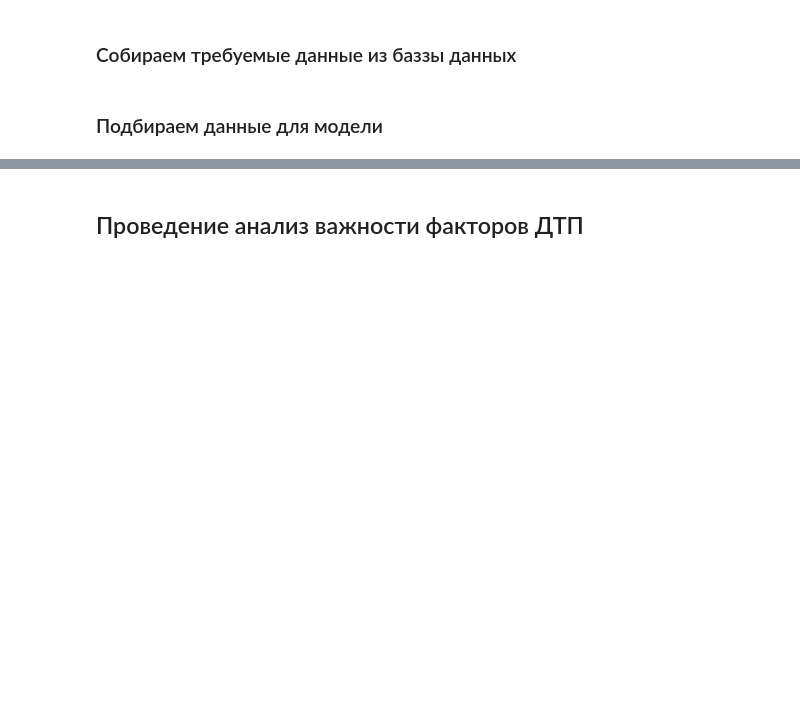
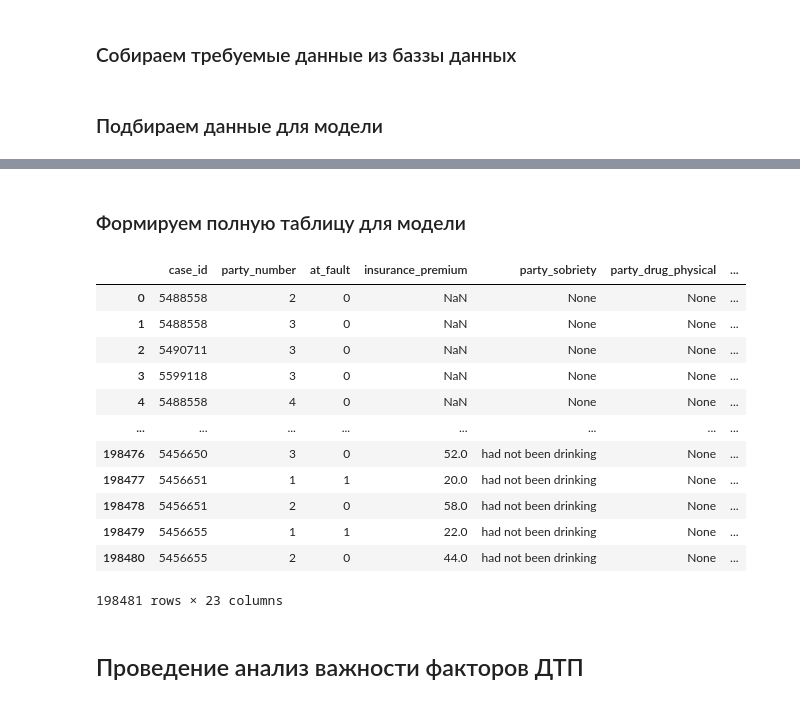
Before and after one commit to VSXV/Data-Science-Projects, a Jupyter notebook: 14. car accidents/93b6f1b1-e156-40b1-9ed6-0aaea9264dff.ipynb, the cells around one changed output, grey strips where cells are left out. Cells and saved outputs as stored; diff of their text form; code cells hidden in the pictures; blank space fills up the shorter version.

```diff
--- a/14. car accidents/93b6f1b1-e156-40b1-9ed6-0aaea9264dff.ipynb
+++ b/14. car accidents/93b6f1b1-e156-40b1-9ed6-0aaea9264dff.ipynb
@@ -294,21 +294 @@ collisions_df
 103047 rows × 20 columns
-# %%
-collisions_df = collisions_df[['case_id',
-                               'county_city_location',
-                               'distance',
-                               'direction',
-                               'intersection',
-                               'weather_1',
-                               'location_type',
-                               'collision_damage',
-                               'party_count',
-                               'primary_collision_factor',
-                               'pcf_violation_category',
-                               'type_of_collision',
-                               'motor_vehicle_involved_with',
-                               'road_surface',
-                               'road_condition_1',
-                               'lighting',
-                               'control_device',
-                               'collision_date',
-                               'collision_time']]
@@ -330,10 +325 @@ parties_df
 198481 rows × 9 columns
-# %%
-parties_df = parties_df[['case_id',
-                         'party_number',
-                         'party_type',
-                         'at_fault',
-                         'insurance_premium',
-                         'party_sobriety',
-                         'party_drug_physical',
-                         'cellphone_in_use']]
@@ -340,3 +334,25 @@ parties_df = parties_df[['case_id',
+# %% [markdown]
+### Формируем полную таблицу для модели
+# %%
+parties_vehicles_df = parties_df.merge(vehicles_df, on=['case_id', 'party_number'], how='left')
+df = parties_vehicles_df.merge(collisions_df, on='case_id', how='left')
+df.shape
+# %%
+df
+# %% [output]
+|  | case_id | party_number | at_fault | insurance_premium | party_sobriety | party_drug_physical | ... |
+| 0 | 5488558 | 2 | 0 | NaN | None | None | ... |
+| 1 | 5488558 | 3 | 0 | NaN | None | None | ... |
+| 2 | 5490711 | 3 | 0 | NaN | None | None | ... |
+| 3 | 5599118 | 3 | 0 | NaN | None | None | ... |
+| 4 | 5488558 | 4 | 0 | NaN | None | None | ... |
+| ... | ... | ... | ... | ... | ... | ... | ... |
+| 198476 | 5456650 | 3 | 0 | 52.0 | had not been drinking | None | ... |
+| 198477 | 5456651 | 1 | 1 | 20.0 | had not been drinking | None | ... |
+| 198478 | 5456651 | 2 | 0 | 58.0 | had not been drinking | None | ... |
+| 198479 | 5456655 | 1 | 1 | 22.0 | had not been drinking | None | ... |
+| 198480 | 5456655 | 2 | 0 | 44.0 | had not been drinking | None | ... |
+198481 rows × 23 columns
 # %% [markdown]
 ## Проведение анализ важности факторов ДТП
 # %% [markdown]
```
Also changed, not shown: parts of 8 cells of this notebook.
